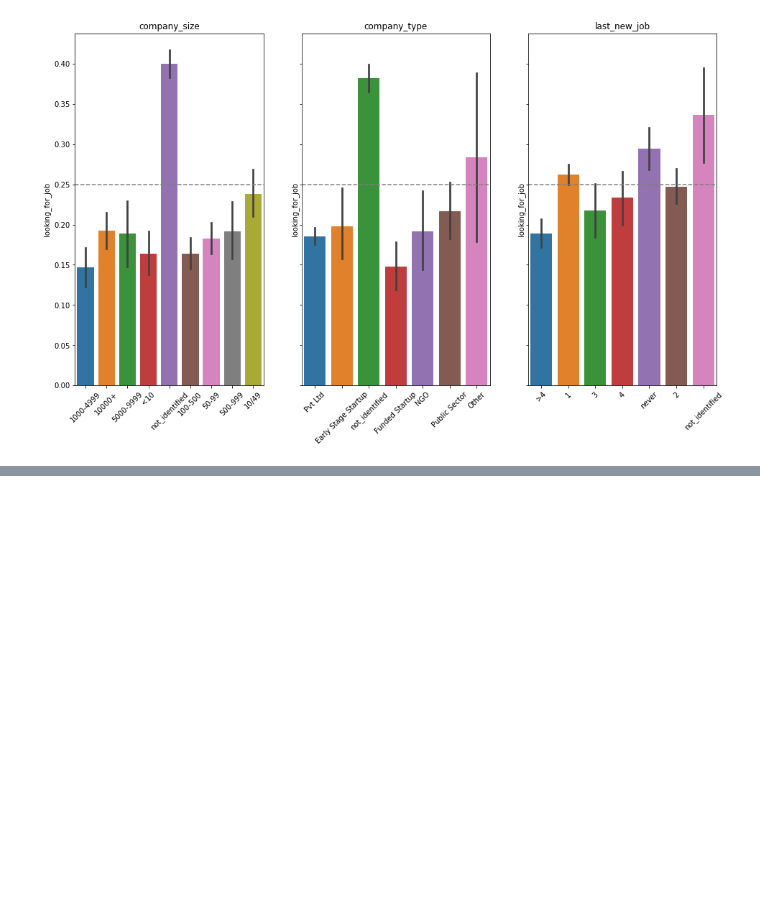
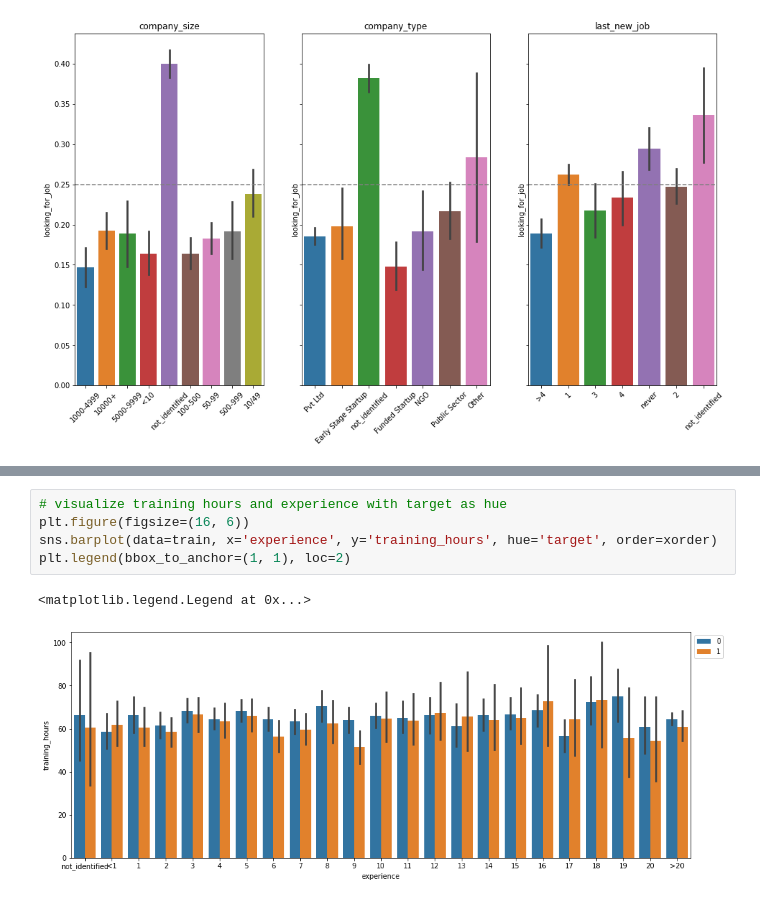
Before and after one commit to RyvynYoung/HRdataset, a Jupyter notebook: mvp.ipynb, the cells around one changed output, grey strips where cells are left out. Drawn from its saved outputs; the diff is of its cells as text; blank space fills up the shorter version.

```diff
--- a/mvp.ipynb
+++ b/mvp.ipynb
@@ -391,0 +380,8 @@ for i, feature in enumerate(features):
+# %%
+# visualize training hours and experience with target as hue
+plt.figure(figsize=(16, 6))
+sns.barplot(data=train, x='experience', y='training_hours', hue='target', order=xorder)
+plt.legend(bbox_to_anchor=(1, 1), loc=2)
+# %% [output]
+<matplotlib.legend.Legend at 0x...>
+[figure, added]
```
Also changed, not shown: parts of 12 cells of this notebook.
